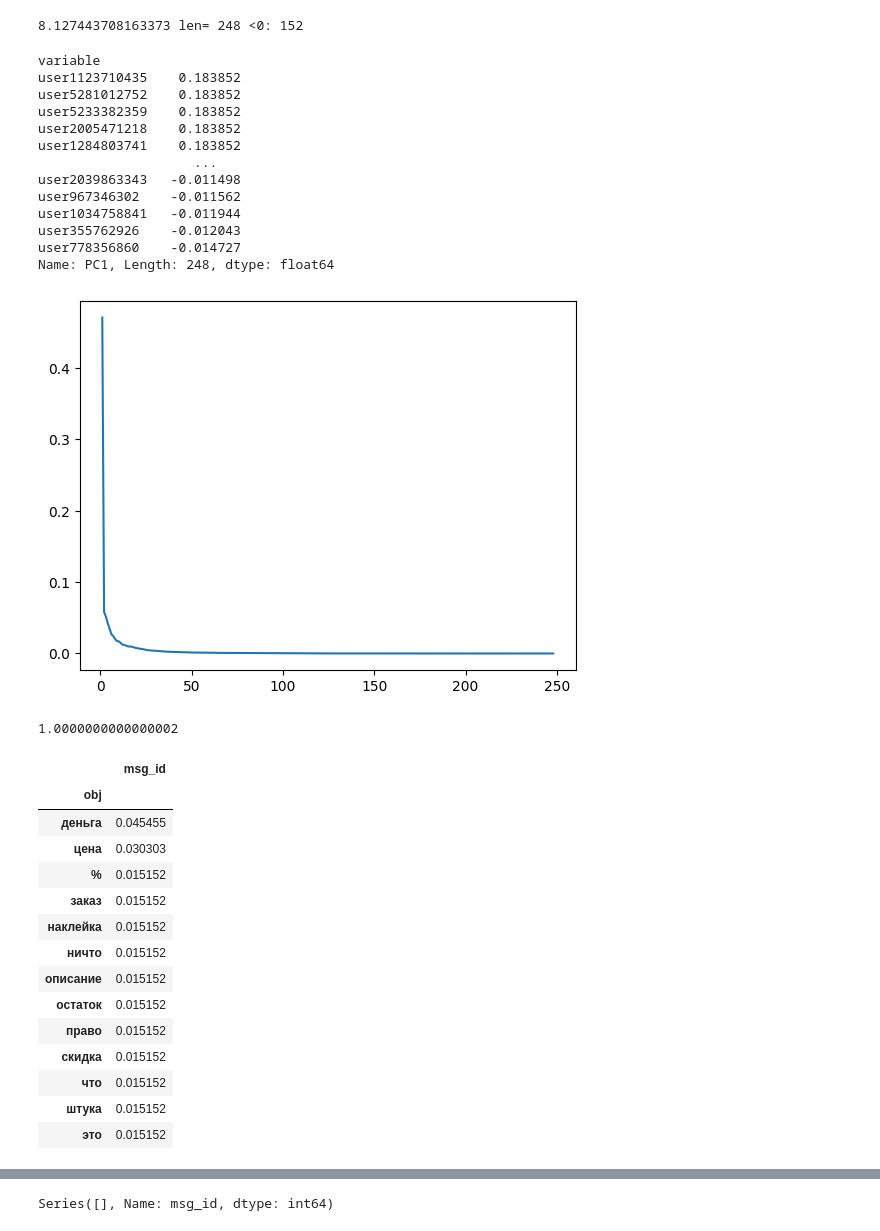
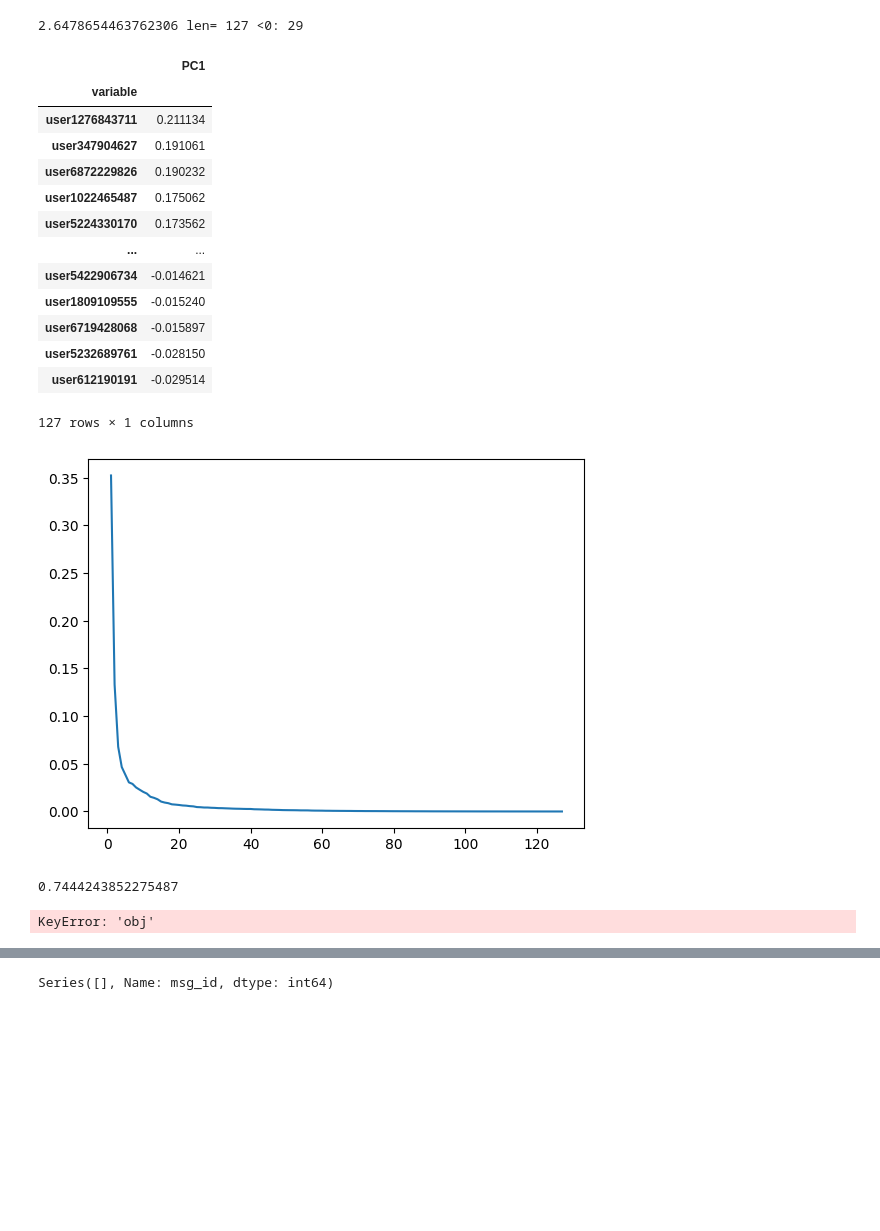
Before and after one commit to mkoninin/tg-json-analysis, a Jupyter notebook: 100 - парсер предложений.ipynb, the cells around one changed output, grey strips where cells are left out. Drawn from its saved outputs; the diff is of its cells as text; code cells hidden in the pictures; blank space fills up the shorter version.

```diff
--- a/100 - парсер предложений.ipynb
+++ b/100 - парсер предложений.ipynb
@@ -5,6 +5,6 @@ import os
 import emoji
 import pandas as pd
 
-paths = ['C:/Users/mk/Downloads/Telegram Desktop/ChatExport_2023-12-23 (1)']
+paths = ['C:/Users/mk/Downloads/Telegram Desktop/ChatExport_2024-04-20 (2)']
 
 filename = os.path.join('data', paths[0], 'result.json')
@@ -188,7 +186,7 @@ df = df[df.index.isin(names.index)]
 df.loc[:,'msg_id'] = df['msg_id']/names
 # df.sort_values('msg_id', ascending=False).head(30)
 # %%
-param = 'nsubj'
+param = 'obj'
 
 
 df[[param, 'msg_id']].groupby(param).count().sort_values('msg_id', ascending=False)
@@ -210,6 +208,6 @@ df[[param, 'msg_id']].groupby(param).count().sort_values('msg_id', ascending=Fal
 # %%
 
-nsubjs = df[[param, 'msg_id']].groupby(param).count().query('msg_id < 400 & msg_id > 1').sort_values('msg_id', ascending=False)
+nsubjs = df[[param, 'msg_id']].groupby(param).count().query('msg_id < 300 & msg_id > 1').sort_values('msg_id', ascending=False)
 # .query('msg_id < 400 & msg_id > 3')
 nsubjs
 # %% [output]
@@ -278,59 +261,46 @@ sns.heatmap(c)
 # %%
 from sklearn.decomposition import PCA
 from sklearn.preprocessing import StandardScaler
 
 pca_out = PCA().fit(users_corr)
 
 ev = pca_out.explained_variance_ratio_
 plt.plot(range(1,users_corr.shape[1]+1),ev)
 
 loadings = pca_out.components_
 num_pc = len(users_corr)
 pc_list = ["PC"+str(i) for i in list(range(1, num_pc+1))]
 loadings_df = pd.DataFrame.from_dict(dict(zip(pc_list, loadings)))
 loadings_df['variable'] = users_corr.columns.values
 loadings_df = loadings_df.set_index('variable').sort_values('PC1', ascending=False)
 # loadings_df['PC1'].to_list()
 print(ev[0]/ev[1], 'len=', len(loadings_df.loc[:,'PC1']), '<0:', sum(loadings_df.loc[:,'PC1'] < 0))
-loadings_df.loc[:,'PC1']
+loadings_df.loc[:,['PC1']]
 # %% [output]
-8.127443708163373 len= 248 <0: 152
+2.6478654463762306 len= 127 <0: 29
+|  | PC1 |
+| variable |  |
+| user1276843711 | 0.211134 |
+| user347904627 | 0.191061 |
+| user6872229826 | 0.190232 |
+| user1022465487 | 0.175062 |
+| user5224330170 | 0.173562 |
+| ... | ... |
+| user5422906734 | -0.014621 |
+| user1809109555 | -0.015240 |
+| user6719428068 | -0.015897 |
+| user5232689761 | -0.028150 |
+| user612190191 | -0.029514 |
-variable
-user1123710435    0.183852
-user5281012752    0.183852
-user5233382359    0.183852
-user2005471218    0.183852
-user1284803741    0.183852
-                    ...
-user2039863343   -0.011498
-user967346302    -0.011562
-user1034758841   -0.011944
-user355762926    -0.012043
-user778356860    -0.014727
-Name: PC1, Length: 248, dtype: float64
+127 rows × 1 columns
-[figure, old version]
+[figure, new version]
 # %%
 users_corr.loc[loadings_df.index.values[0], loadings_df.index.values[1]]
 # %% [output]
-1.0000000000000002
+0.7444243852275487
 # %%
 df.loc[loadings_df.index.values[-1], ['msg_id', param]].groupby(param).sum().sort_values('msg_id', ascending=False).head(30)
 # %% [output]
-|  | msg_id |
-| obj |  |
-| деньга | 0.045455 |
-| цена | 0.030303 |
-| % | 0.015152 |
-| заказ | 0.015152 |
-| наклейка | 0.015152 |
-| ничто | 0.015152 |
-| описание | 0.015152 |
-| остаток | 0.015152 |
-| право | 0.015152 |
-| скидка | 0.015152 |
-| что | 0.015152 |
-| штука | 0.015152 |
-| это | 0.015152 |
+KeyError: 'obj'
 # %%
 from collections import Counter
 words = Counter()
```
Also changed, not shown: parts of 12 cells of this notebook.
